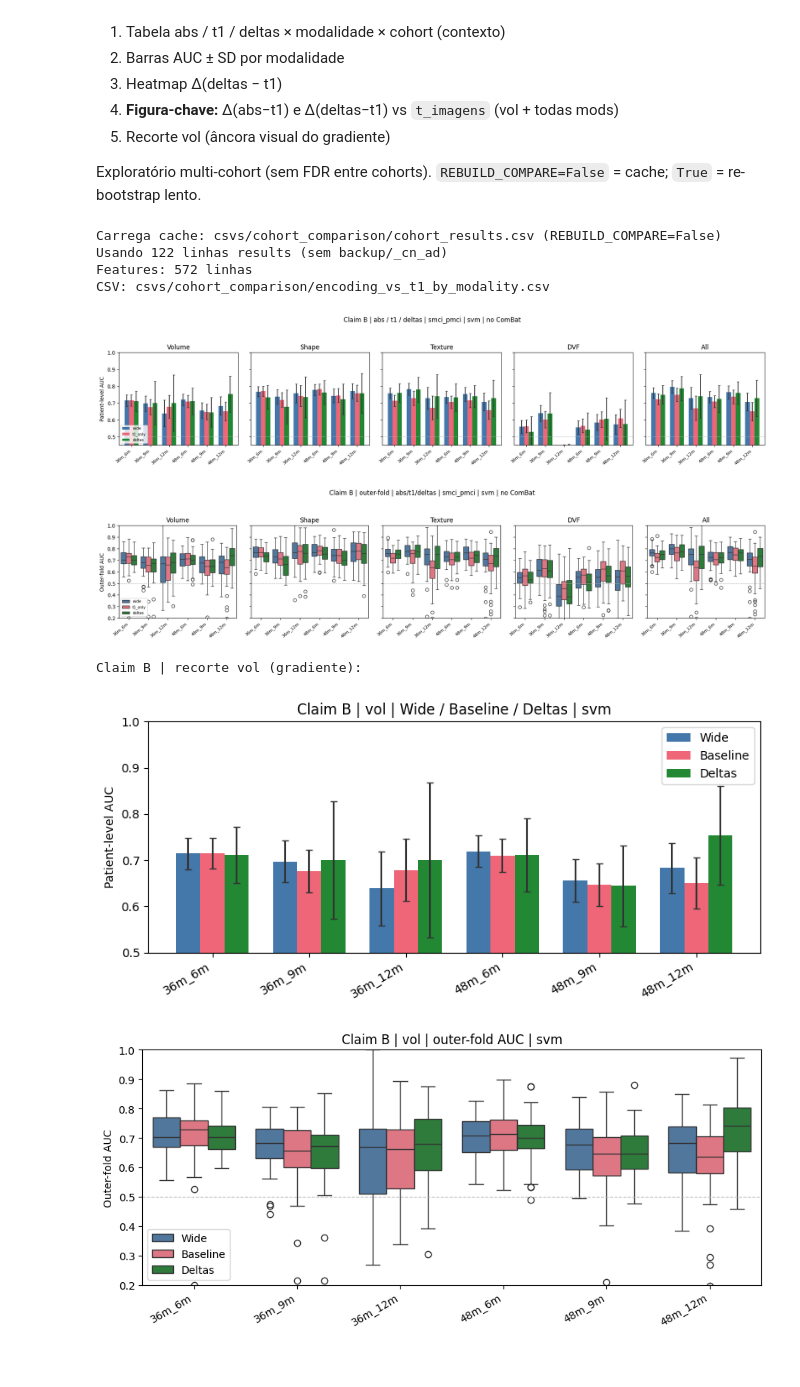
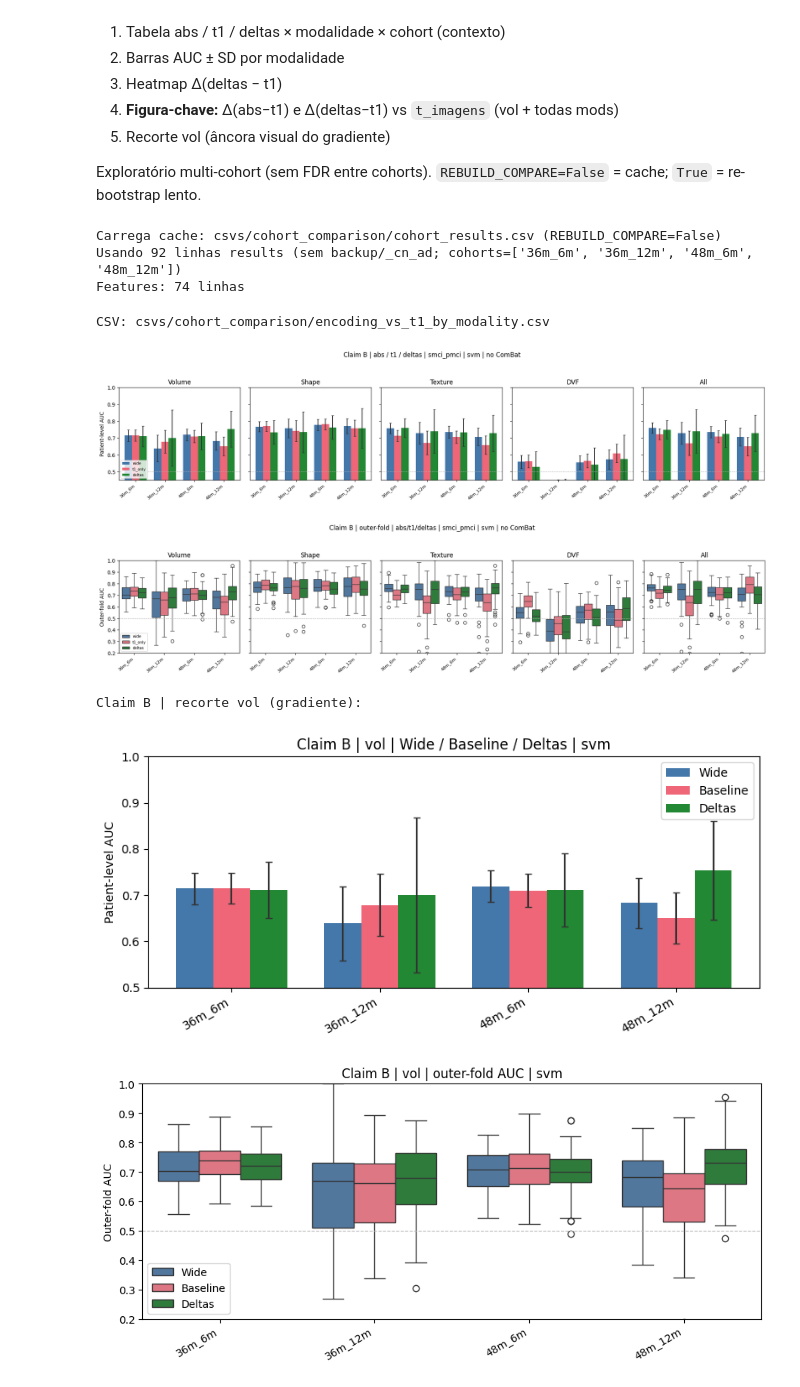
Before and after one commit to PauloMatheusGr/graphs, a Jupyter notebook: 6_results.ipynb, the cells around one changed output. Cells and saved outputs as stored; diff of their text form; code cells hidden in the pictures.

```diff
--- a/6_results.ipynb
+++ b/6_results.ipynb
@@ -64,8 +64,8 @@ COHORTS_DIR = Path("csvs/cohorts")
 COMPARE_DIR = Path("csvs/cohort_comparison")
 COHORTS_COMPARE = [
     c for c in (
-        "36m_6m", "36m_9m", "36m_12m",
-        "48m_6m", "48m_9m", "48m_12m",
+        "36m_6m", "36m_12m",
+        "48m_6m", "48m_12m",
     )
     if (COHORTS_DIR / c / "ablation_results").is_dir()
 ]
@@ -741,8 +741,9 @@ from cohort_compare import METRIC_PAIRS, save_cohort_comparison
 BACKUP_RE = r"backup|_cn_ad"
 # métricas do summary (fold-level) + pooled; patient AUC tratado à parte
 _SUMMARY_METRIC_COLS = ["auc_pooled"] + [c for pair in METRIC_PAIRS for c in pair]
+# só gaps 6m / 12m (9m fora do paper)
 COHORT_ORDER = [c for c in (
-    "36m_6m", "36m_9m", "36m_12m", "48m_6m", "48m_9m", "48m_12m",
+    "36m_6m", "36m_12m", "48m_6m", "48m_12m",
 ) if c in COHORTS_COMPARE]
 
 
@@ -754,7 +755,7 @@ def _drop_backup_rows(df: pd.DataFrame) -> pd.DataFrame:
     ].copy()
 
 
-REBUILD_COMPARE = False  # True = re-bootstrap completo (lento); cache já tem deltas
+REBUILD_COMPARE = False  # True = re-bootstrap completo (lento); cache pode ainda ter 9m
 
 if not COHORTS_COMPARE:
     print("Nenhum cohort com ablation_results/ — rode 5_run_* antes.")
@@ -777,11 +778,19 @@ else:
     cohort_results = _drop_backup_rows(cohort_results)
     if not cohort_features.empty and "source_file" in cohort_features.columns:
         cohort_features = _drop_backup_rows(cohort_features)
+    # cache antigo ainda tem 9m — restringe ao que está em COHORTS_COMPARE
+    cohort_results = cohort_results.loc[
+        cohort_results["cohort"].astype(str).isin(COHORTS_COMPARE)
+    ].copy()
+    if not cohort_features.empty and "cohort" in cohort_features.columns:
+        cohort_features = cohort_features.loc[
+            cohort_features["cohort"].astype(str).isin(COHORTS_COMPARE)
+        ].copy()
     if "with_combat" in cohort_results.columns:
         cohort_results["with_combat"] = cohort_results["with_combat"].map(
             lambda x: str(x).strip().lower() in ("1", "true", "yes")
         )
-    print(f"Usando {len(cohort_results)} linhas results (sem backup/_cn_ad)")
+    print(f"Usando {len(cohort_results)} linhas results (sem backup/_cn_ad; cohorts={COHORTS_COMPARE})")
     print(f"Features: {len(cohort_features)} linhas")
 
     # ── wide / t1 / deltas × modality × cohort (svm, no ComBat, smci_pmci) ──
@@ -791,7 +800,8 @@ else:
         "and with_combat == False and protocol in @PROTO_ENC"
     ).copy()
     key = ["cohort", "protocol", "modality"]
-    base = base.sort_values(key).drop_duplicates(subset=key, keep="first")
+    # preferir source sem backup já filtrado; keep last se ainda houver clone
+    base = base.sort_values(key).drop_duplicates(subset=key, keep="last")
 
     meta_cols = ["cohort", "t_janela", "t_imagens", "n_smci", "n_pmci", "modality"]
     sum_cols = [c for c in _SUMMARY_METRIC_COLS if c in base.columns]
@@ -839,12 +849,18 @@ else:
         c for c in [*meta_cols, *_auc_block, *_extra_block] if c in cmp.columns
     ]
 
+    # pivot exige 1 linha por (cohort, modality) — cache/backup pode deixar clones
+    _dup_n = int(cmp.duplicated(["cohort", "modality"]).sum())
+    if _dup_n:
+        print(f"aviso: {_dup_n} linhas duplicadas (cohort, modality) — keep=last")
+        print(cmp.loc[cmp.duplicated(["cohort", "modality"], keep=False), ["cohort", "modality"]])
+    cmp = cmp.drop_duplicates(subset=["cohort", "modality"], keep="last")
 
-    pivot_wide = cmp.pivot(index="cohort", columns="modality", values="auc_wide")
-    pivot_t1 = cmp.pivot(index="cohort", columns="modality", values="auc_t1")
-    pivot_deltas = cmp.pivot(index="cohort", columns="modality", values="auc_deltas")
-    pivot_d_wt = cmp.pivot(index="cohort", columns="modality", values="delta_wide_t1")
-    pivot_d_dt = cmp.pivot(index="cohort", columns="modality", values="delta_deltas_t1")
+    pivot_wide = cmp.pivot_table(index="cohort", columns="modality", values="auc_wide", aggfunc="first")
+    pivot_t1 = cmp.pivot_table(index="cohort", columns="modality", values="auc_t1", aggfunc="first")
+    pivot_deltas = cmp.pivot_table(index="cohort", columns="modality", values="auc_deltas", aggfunc="first")
+    pivot_d_wt = cmp.pivot_table(index="cohort", columns="modality", values="delta_wide_t1", aggfunc="first")
+    pivot_d_dt = cmp.pivot_table(index="cohort", columns="modality", values="delta_deltas_t1", aggfunc="first")
 
     COMPARE_DIR.mkdir(parents=True, exist_ok=True)
     enc_path = COMPARE_DIR / "encoding_vs_t1_by_modality.csv"
@@ -1010,38 +1026,38 @@ else:
                         with_combat=CFG.with_combat,
                         selection_mode=CFG.selection_mode,
                     )
                 except ValueError:
                     continue
                 for v in sub["auc"].astype(float):
                     rows_bp.append({"cohort": cohort, "encoding": label, "auc": float(v)})
         bp = pd.DataFrame(rows_bp)
         fig, ax = plt.subplots(figsize=(9, 4.2))
         if bp.empty:
             ax.set_title("sem AUCs outer-fold para boxplot")
         else:
             order = [c for c in COHORT_ORDER if c in set(bp["cohort"])]
             sns.boxplot(
                 data=bp, x="cohort", y="auc", hue="encoding",
                 order=order, hue_order=list(_proto_dirs),
                 palette=_enc_colors, ax=ax,
             )
             ax.axhline(0.5, color="0.7", ls="--", lw=0.8)
             ax.set_ylabel("Outer-fold AUC")
             ax.set_xlabel("")
             ax.set_ylim(0.2, 1.0)
             ax.legend(title="", loc="lower left")
             ax.set_title(f"Claim B | vol | outer-fold AUC | {CFG.model_primary}")
             plt.setp(ax.get_xticklabels(), rotation=30, ha="right")
         plt.tight_layout()
         save_fig(fig, "cohort_primary_encoding_boxplot")
         plt.show()
 # %% [output]
 Carrega cache: csvs/cohort_comparison/cohort_results.csv (REBUILD_COMPARE=False)
-Usando 122 linhas results (sem backup/_cn_ad)
-Features: 572 linhas
-CSV: csvs/cohort_comparison/encoding_vs_t1_by_modality.csv
+Usando 92 linhas results (sem backup/_cn_ad; cohorts=['36m_6m', '36m_12m', '48m_6m', '48m_12m'])
+Features: 74 linhas
+CSV: csvs/cohort_comparison/encoding_vs_t1_by_modality.csv
-[figure, old version]
+[figure, new version]
-[figure, old version]
+[figure, new version]
-Claim B | recorte vol (gradiente):
+Claim B | recorte vol (gradiente):
-[figure, old version]
+[figure, new version]
-[figure, old version]
+[figure, new version]
```
Also changed, not shown: parts of 2 cells of this notebook, 3 other files.
